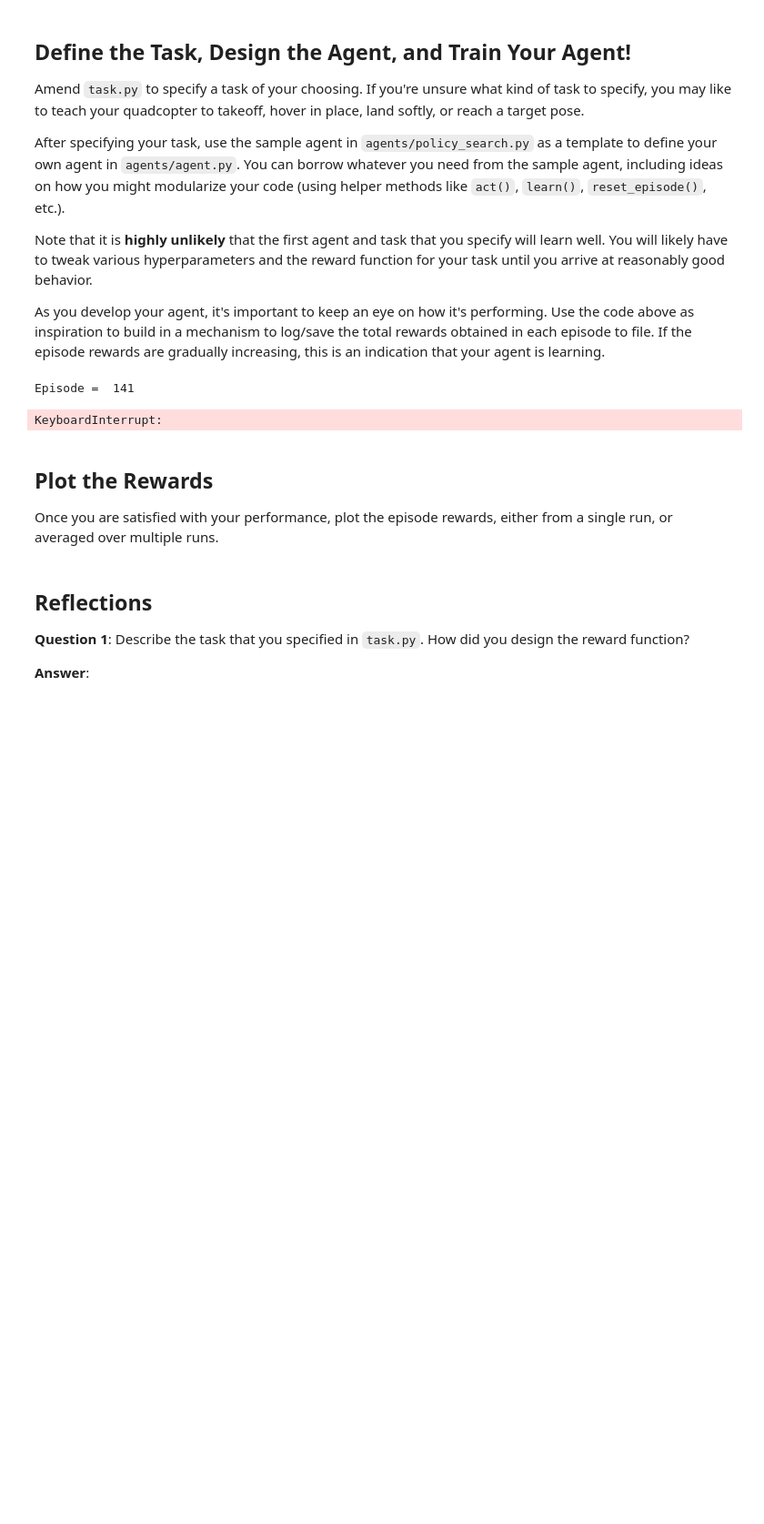
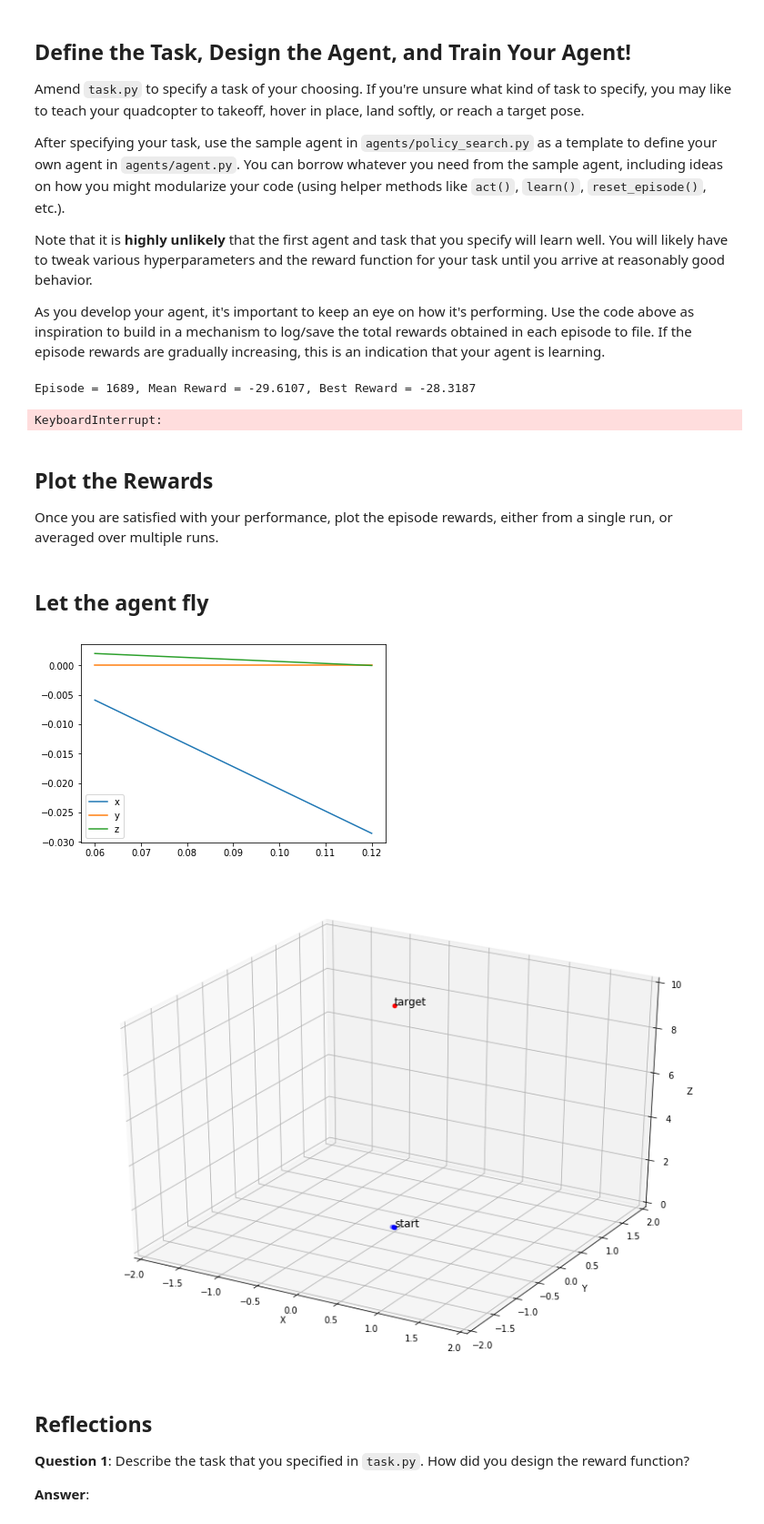
Before and after one commit to fatmirboja/RL-Quadcopter-2, a Jupyter notebook: Quadcopter_Project.ipynb, the cells around one changed output. Shown at 91% size. Saved outputs shown, nothing was run; the diff lists cells and outputs as text; code cells hidden in the pictures; blank space fills up the shorter version.

```diff
--- a/Quadcopter_Project.ipynb
+++ b/Quadcopter_Project.ipynb
@@ -215,27 +285,45 @@ Note that it is **highly unlikely** that the first agent and task that you speci
 
 As you develop your agent, it's important to keep an eye on how it's performing. Use the code above as inspiration to build in a mechanism to log/save the total rewards obtained in each episode to file.  If the episode rewards are gradually increasing, this is an indication that your agent is learning.
 # %%
-## TODO: Train your agent here.
 from agents.agent import DDPG
 
-num_episodes = 1000
-target_pos = np.array([0, 0, 10])
-task = Task(target_pos=target_pos)
-agent = DDPG(task)
+num_episodes = 10000
+runtime = 5.                                     # time limit of the episode
+init_pos = np.array([0., 0., 0., 0., 0., 0.])    # initial pose
+target_pos = np.array([0., 0., 10.])             # target pose
+init_velocities = np.array([0., 0., 0.])         # initial velocities
+init_angle_velocities = np.array([0., 0., 0.])   # initial angle velocities
+
+task = Task(init_pose=init_pos, init_velocities=init_velocities,
+        init_angle_velocities=init_angle_velocities, runtime=runtime, target_pos=target_pos)
+ddpg_agent = DDPG(task)
+
+mean_rewards = []
+best_reward = None
 
 for i_episode in range(1, num_episodes+1):
-    state = agent.reset_episode()
+    state = ddpg_agent.reset_episode()
+    episode_rewards = []
+
     while True:
-        action = agent.act(state)
+        action = ddpg_agent.act(state)
         next_state, reward, done = task.step(action)
-        agent.step(action, reward, next_state, done)
+        ddpg_agent.step(action, reward, next_state, done)
         state = next_state
+        episode_rewards.append(reward)
+
         if done:
-            print("\rEpisode = {:4d}".format(i_episode), end="")  # [debug]
+            mean_reward = np.mean(episode_rewards)
+            mean_rewards.append(mean_reward)
+            if best_reward is None or mean_reward > best_reward:
+                best_reward = mean_reward
+
+            print("\rEpisode = {:4d}, Mean Reward = {:.4f}, Best Reward = {:.4f}".format(
+                i_episode, mean_reward, best_reward),  end="")  # [debug]
             break
     sys.stdout.flush()
 # %% [output]
-Episode =  141
+Episode = 1689, Mean Reward = -29.6107, Best Reward = -28.3187
 KeyboardInterrupt:
 # %% [markdown]
 ## Plot the Rewards
@@ -246,3 +334,10 @@ Once you are satisfied with your performance, plot the episode rewards, either f
+# %% [markdown]
+## Let the agent fly
+# %%
+fly(ddpg_agent, init_pos, target_pos)
+# %% [output]
+[figure, added]
+[figure, added]
 # %% [markdown]
 ## Reflections
 
```
Also changed, not shown: parts of 14 cells of this notebook.
